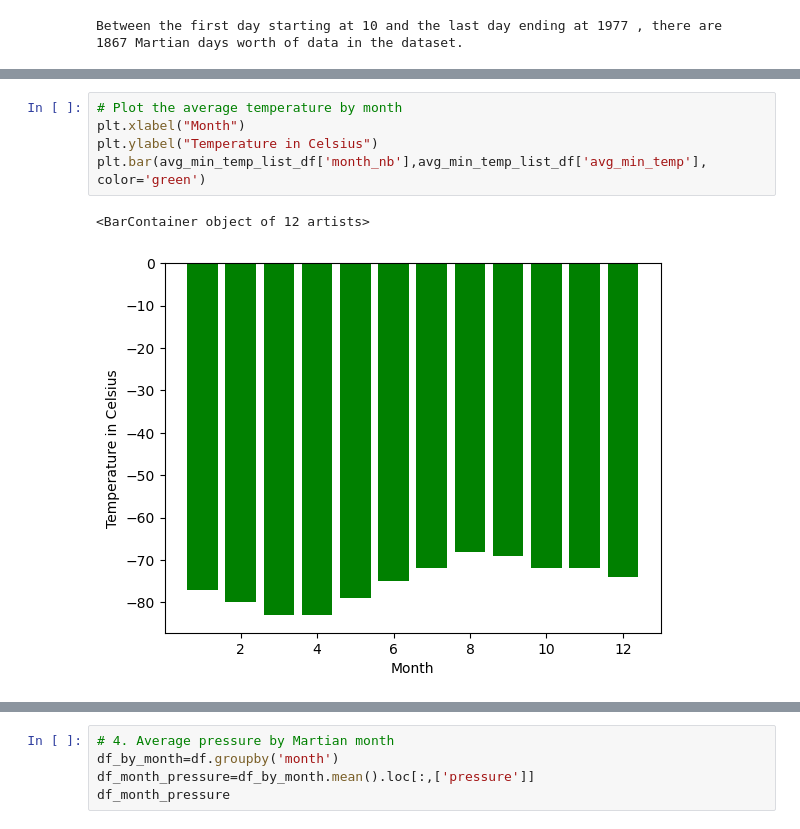
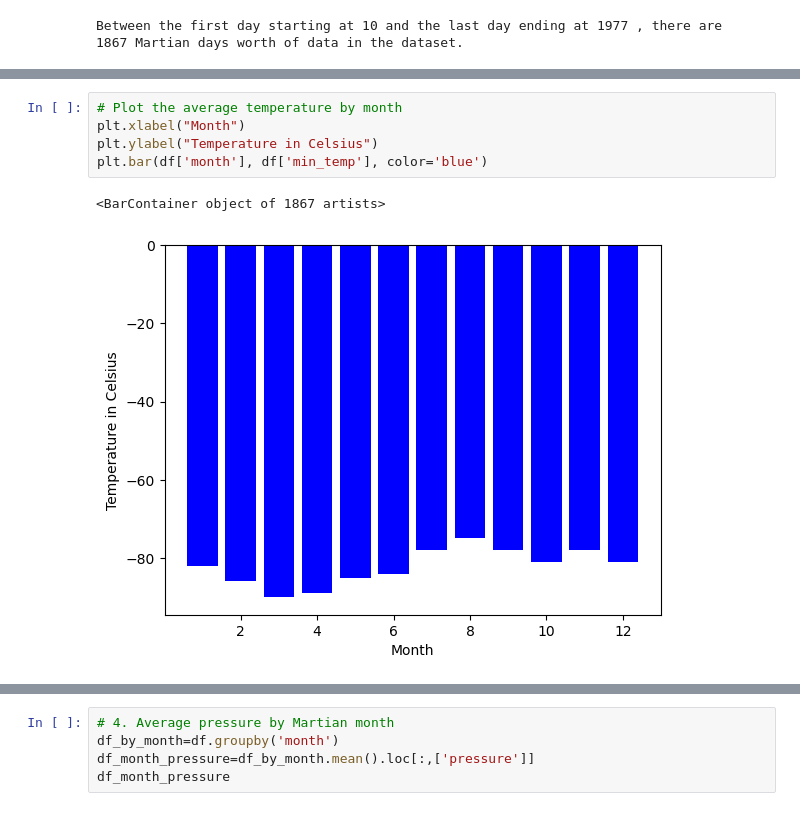
Before and after one commit to imrtech/Mission-to-Mars, a Jupyter notebook: part_2_mars_weather.ipynb, the cells around one changed output, grey strips where cells are left out. Cells and saved outputs as stored; diff of their text form.

```diff
--- a/part_2_mars_weather.ipynb
+++ b/part_2_mars_weather.ipynb
@@ -224,8 +227,8 @@ avg_min_temp_list_df
 # %%
 # Plot the average temperature by month
 plt.xlabel("Month")
 plt.ylabel("Temperature in Celsius")
-plt.bar(avg_min_temp_list_df['month_nb'],avg_min_temp_list_df['avg_min_temp'], color='green')
+plt.bar(df['month'], df['min_temp'], color='blue')
 # %% [output]
-<BarContainer object of 12 artists>
+<BarContainer object of 1867 artists>
-[figure, old version]
+[figure, new version]
```
Also changed, not shown: parts of 10 cells of this notebook.
